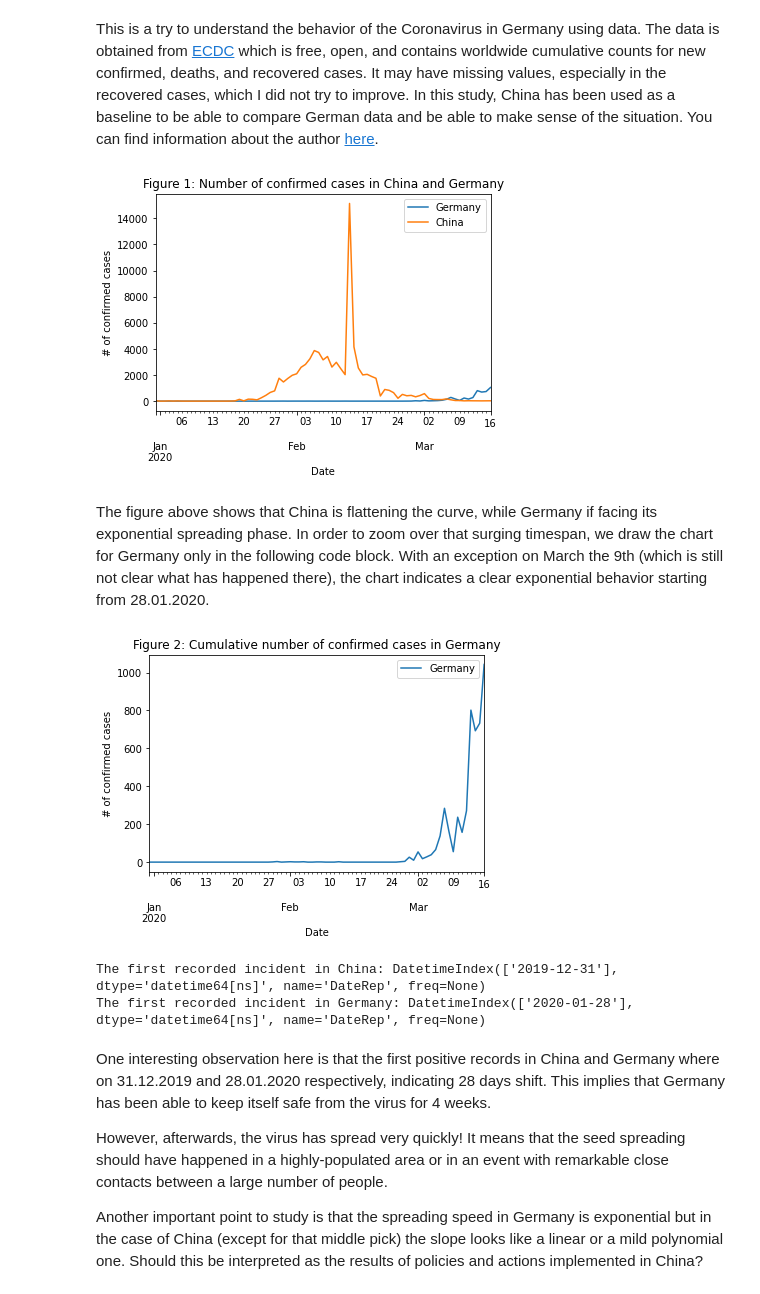
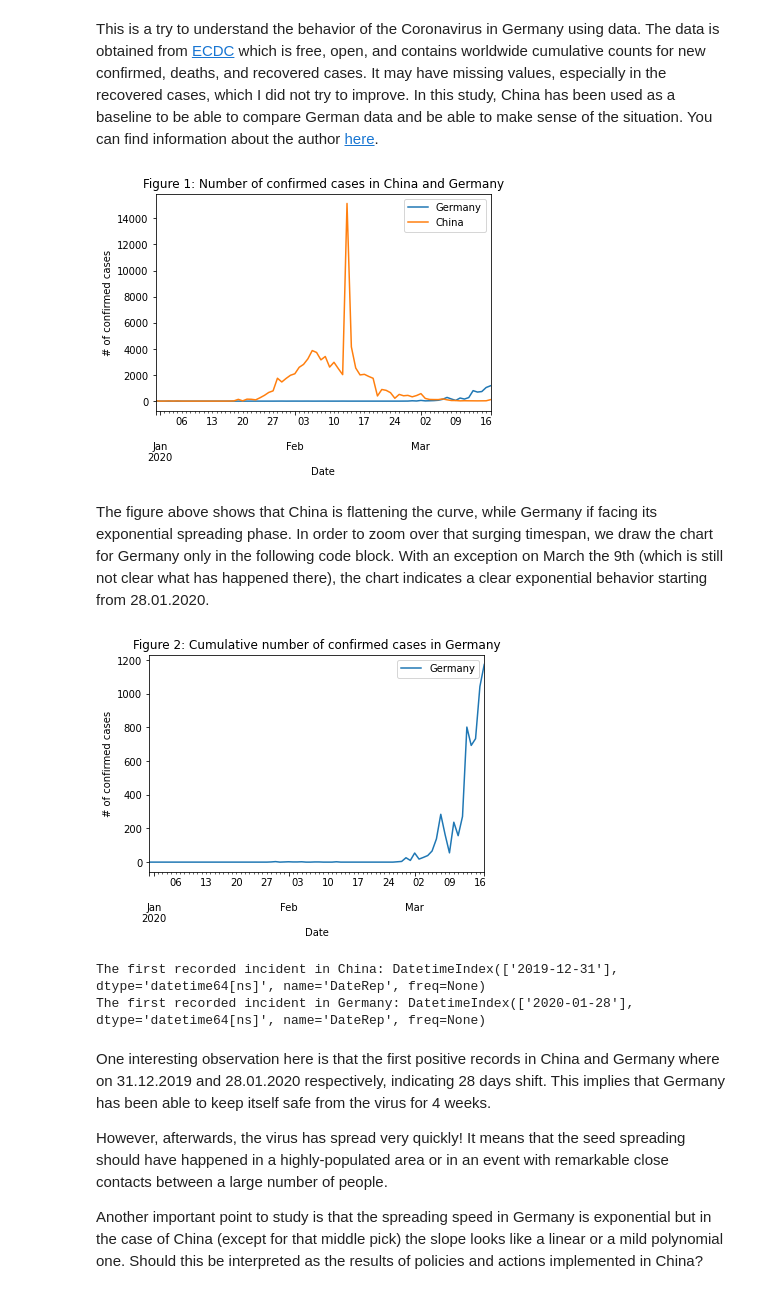
Before and after one commit to javadch/covid19, a Jupyter notebook: Covid19_Cases_Germany.ipynb, the cells around one changed output. Drawn from its saved outputs; the diff is of its cells as text; code cells hidden in the pictures.

```diff
--- a/Covid19_Cases_Germany.ipynb
+++ b/Covid19_Cases_Germany.ipynb
@@ -15,7 +15,7 @@ import math
 import matplotlib.pyplot as plt
 
 nowUtc = dt.datetime.utcnow()
-url_pattern = 'https://www.ecdc.europa.eu/sites/default/files/documents/COVID-19-geographic-disbtribution-worldwide-YYYY-MM-DD.xls'
+url_pattern = 'https://www.ecdc.europa.eu/sites/default/files/documents/COVID-19-geographic-disbtribution-worldwide-YYYY-MM-DD.xlsx'
 # It is possible that ECDC has not yet uploaded the today's data.
 # In this case, I fallback to yesterday's dataset
 try:
@@ -30,30 +30,30 @@ except: # fallback to yesterday
 germany = data[(data['GeoId'] == "DE")].sort_values(by=['DateRep'], ascending=True)
 china   = data[(data['GeoId'] == "CN")].sort_values(by=['DateRep'], ascending=True)
 #print(germany.head(10))
-germany['NewConfCases'].plot(legend = True, label = 'Germany')
-china['NewConfCases'].plot(legend = True, label = 'China')
+germany['Cases'].plot(legend = True, label = 'Germany')
+china['Cases'].plot(legend = True, label = 'China')
 plt.xlabel('Date')
 plt.ylabel('# of confirmed cases')
 plt.title("Figure 1: Number of confirmed cases in China and Germany")
 plt.legend()
 plt.show()
 # %% [output]
-[figure, old version]
+[figure, new version]
 # %% [markdown]
 The figure above shows that China is flattening the curve, while Germany if facing its exponential spreading phase. In order to zoom over that surging timespan, we draw the chart for Germany only in the following code block. With an exception on March the 9th (which is still not clear what has happened there), the chart indicates a clear exponential behavior starting from 28.01.2020.
 # %%
-germany['NewConfCases'].plot(label = 'Germany')
+germany['Cases'].plot(label = 'Germany')
 plt.xlabel('Date')
 plt.ylabel('# of confirmed cases')
 plt.title("Figure 2: Cumulative number of confirmed cases in Germany")
 plt.legend()
 plt.show()
 # The date of the first recorded incident in China
-print('The first recorded incident in China:', china[(china['NewConfCases']>0)].head(1).index)
+print('The first recorded incident in China:', china[(china['Cases']>0)].head(1).index)
 # The date of the first recorded incident in Germany
-print('The first recorded incident in Germany:', germany[(germany['NewConfCases']>0)].head(1).index)
+print('The first recorded incident in Germany:', germany[(germany['Cases']>0)].head(1).index)
 # %% [output]
-[figure, old version]
+[figure, new version]
 The first recorded incident in China: DatetimeIndex(['2019-12-31'], dtype='datetime64[ns]', name='DateRep', freq=None)
 The first recorded incident in Germany: DatetimeIndex(['2020-01-28'], dtype='datetime64[ns]', name='DateRep', freq=None)
 # %% [markdown]
```
Also changed, not shown: parts of 6 cells of this notebook.
